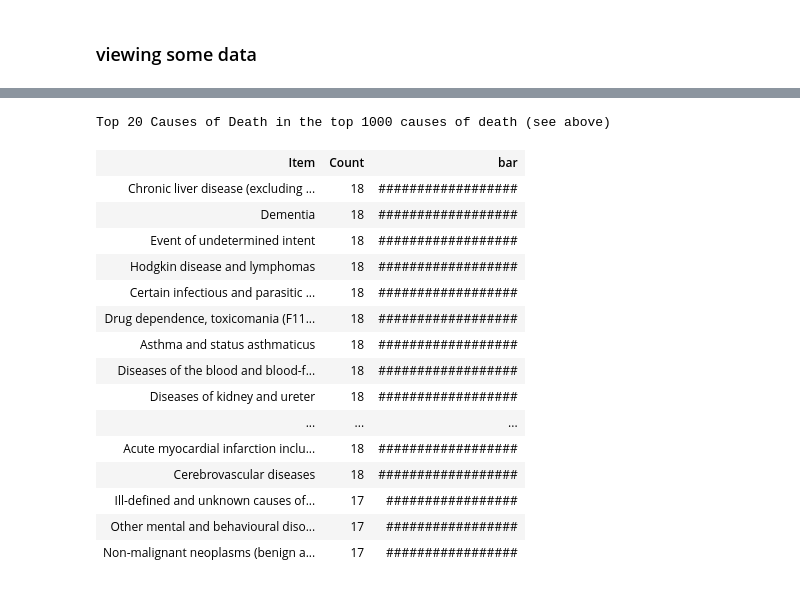
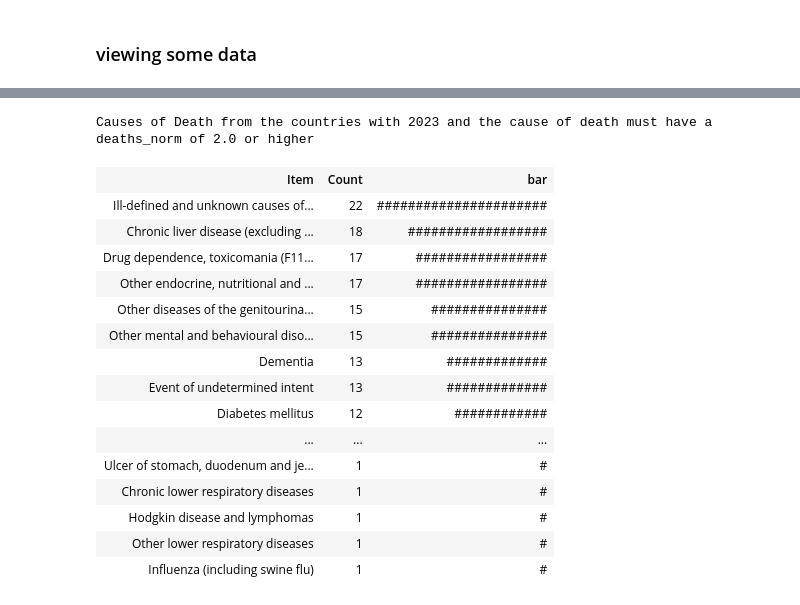
Before and after one commit to jgarza9788/Excess_Mortality_And_Vaccines_In_Europe, a Jupyter notebook: main_v2.ipynb, the cells around one changed output, grey strips where cells are left out. Drawn from its saved outputs; the diff is of its cells as text; code cells hidden in the pictures.

```diff
--- a/main_v2.ipynb
+++ b/main_v2.ipynb
@@ -754,29 +527,0 @@ we don't have enough 2023 and 2024 data
-# %%
-
-cod_counter = Counter()
-name_counter = Counter()
-
-temp = pd.pivot_table(
-        data =  cod,
-        values='deaths_norm',
-        index = ['abbr','name','cod'],
-        columns='year',
-        aggfunc='mean'
-    )
-temp.columns.name = 'index'
-temp = temp.reset_index()
-for y in [2024,2023,2022,2021,2020]:
-    try:
-        temp = temp.sort_values(by=y,ascending=False)
-        print(f'sorted by {y}')
-        break
-    except:
-        pass
-
-top_causes = temp.cod.head(1000).to_list()
-cod_counter.update(top_causes)
-
-top_name = temp.name.head(1000).to_list()
-name_counter.update(top_name)
-
-display(temp.head(100).style.background_gradient(cmap=heatmapCM,axis=1))
@@ -802,32 +610,32 @@ sorted by 2023
 # %%
 html_table = f"""
-<h>Top 20 Causes of Death in the top 1000 causes of death (see above)</h>
+<h>Causes of Death from the countries with 2023 and the cause of death must have a deaths_norm of 2.0 or higher</h>
 <table>
     <tr>
         <th>Item</th>
         <th>Count</th>
         <th>bar</th>
     </tr>
-    {''.join(f'<tr><td>{i[0]}</td><td>{i[1]}</td><td>{"#" * i[1]}</td></tr>' for i in cod_counter.most_common()[0:20])}
+    {''.join(f'<tr><td>{i[0]}</td><td>{i[1]}</td><td>{"#" * i[1]}</td></tr>' for i in cod_counter.most_common())}
 </table>
 """
 
 display(HTML(html_table))
 # %% [output]
-Top 20 Causes of Death in the top 1000 causes of death (see above)
+Causes of Death from the countries with 2023 and the cause of death must have a deaths_norm of 2.0 or higher
 | Item | Count | bar |
+| Ill-defined and unknown causes of... | 22 | ###################### |
 | Chronic liver disease (excluding ... | 18 | ################## |
-| Dementia | 18 | ################## |
-| Event of undetermined intent | 18 | ################## |
-| Hodgkin disease and lymphomas | 18 | ################## |
-| Certain infectious and parasitic ... | 18 | ################## |
-| Drug dependence, toxicomania (F11... | 18 | ################## |
-| Asthma and status asthmaticus | 18 | ################## |
-| Diseases of the blood and blood-f... | 18 | ################## |
-| Diseases of kidney and ureter | 18 | ################## |
+| Drug dependence, toxicomania (F11... | 17 | ################# |
+| Other endocrine, nutritional and ... | 17 | ################# |
+| Other diseases of the genitourina... | 15 | ############### |
+| Other mental and behavioural diso... | 15 | ############### |
+| Dementia | 13 | ############# |
+| Event of undetermined intent | 13 | ############# |
+| Diabetes mellitus | 12 | ############ |
 | ... | ... | ... |
-| Acute myocardial infarction inclu... | 18 | ################## |
-| Cerebrovascular diseases | 18 | ################## |
-| Ill-defined and unknown causes of... | 17 | ################# |
-| Other mental and behavioural diso... | 17 | ################# |
-| Non-malignant neoplasms (benign a... | 17 | ################# |
+| Ulcer of stomach, duodenum and je... | 1 | # |
+| Chronic lower respiratory diseases | 1 | # |
+| Hodgkin disease and lymphomas | 1 | # |
+| Other lower respiratory diseases | 1 | # |
+| Influenza (including swine flu) | 1 | # |
```
Also changed, not shown: parts of 20 cells of this notebook, 1 other file.
